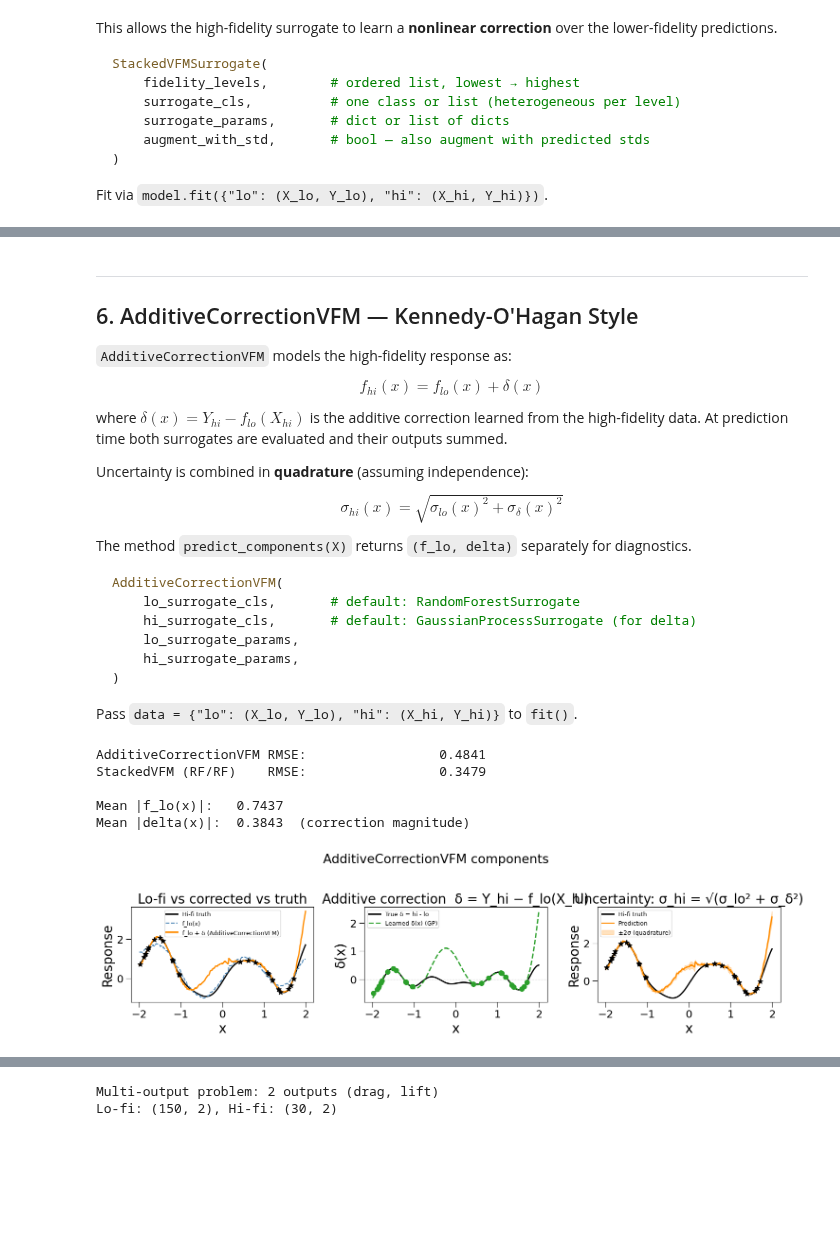
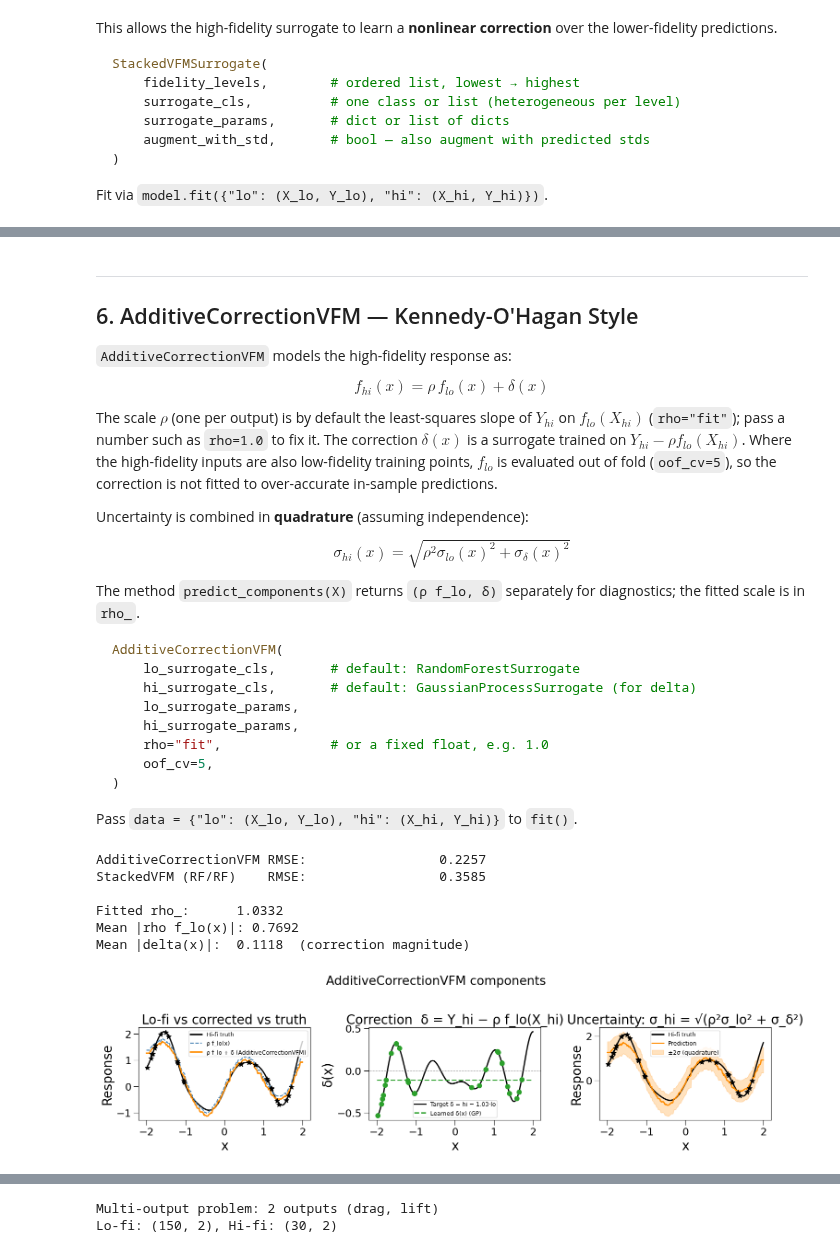
Before and after one commit to takotime808/multioutreg, a Jupyter notebook: docs/tutorials/multi_fidelity_surrogates.ipynb, the cells around one changed output, grey strips where cells are left out. Drawn from its saved outputs; the diff is of its cells as text; code cells hidden in the pictures; blank space fills up the shorter version.

````diff
--- a/docs/tutorials/multi_fidelity_surrogates.ipynb
+++ b/docs/tutorials/multi_fidelity_surrogates.ipynb
@@ -277,12 +278,21 @@ stacked_std = StackedVFMSurrogate(
 stacked_std.fit(data)
 Y_std_pred, Y_std_unc = stacked_std.predict(X_test, return_std=True)
 
+# GP at both levels
+stacked_gp_gp = StackedVFMSurrogate(
+    fidelity_levels=["lo", "hi"],
+    surrogate_cls=GaussianProcessSurrogate,
+)
+stacked_gp_gp.fit(data)
+Y_gp_gp = stacked_gp_gp.predict(X_test)
+
 print("Augmented features with std augmentation:", stacked_std.augmented_n_features_per_level_)
 print("  (lo: 1 feature, hi: 1 original + 1 lo-pred + 1 lo-std = 3 features)")
 print()
 print(f"RF/RF stacked          RMSE: {rmse(Y_test, Y_stacked).item():.4f}")
 print(f"RF→GP stacked          RMSE: {rmse(Y_test, Y_rf_gp).item():.4f}")
 print(f"RF→GP + std augment    RMSE: {rmse(Y_test, Y_std_pred).item():.4f}")
+print(f"GP→GP stacked          RMSE: {rmse(Y_test, Y_gp_gp).item():.4f}")
 # %% [output]
 Augmented features with std augmentation: {'lo': 1, 'hi': 3}
   (lo: 1 feature, hi: 1 original + 1 lo-pred + 1 lo-std = 3 features)
@@ -398,15 +420,15 @@ plt.show()
 
 `AdditiveCorrectionVFM` models the high-fidelity response as:
 
-$$f_{hi}(x) = f_{lo}(x) + \delta(x)$$
+$$f_{hi}(x) = \rho\, f_{lo}(x) + \delta(x)$$
 
-where $\delta(x) = Y_{hi} - f_{lo}(X_{hi})$ is the additive correction learned from the high-fidelity data. At prediction time both surrogates are evaluated and their outputs summed.
+The scale $\rho$ (one per output) is by default the least-squares slope of $Y_{hi}$ on $f_{lo}(X_{hi})$ (`rho="fit"`); pass a number such as `rho=1.0` to fix it. The correction $\delta(x)$ is a surrogate trained on $Y_{hi} - \rho f_{lo}(X_{hi})$. Where the high-fidelity inputs are also low-fidelity training points, $f_{lo}$ is evaluated out of fold (`oof_cv=5`), so the correction is not fitted to over-accurate in-sample predictions.
 
 Uncertainty is combined in **quadrature** (assuming independence):
 
-$$\sigma_{hi}(x) = \sqrt{\sigma_{lo}(x)^2 + \sigma_\delta(x)^2}$$
+$$\sigma_{hi}(x) = \sqrt{\rho^2 \sigma_{lo}(x)^2 + \sigma_\delta(x)^2}$$
 
-The method `predict_components(X)` returns `(f_lo, delta)` separately for diagnostics.
+The method `predict_components(X)` returns `(ρ f_lo, δ)` separately for diagnostics; the fitted scale is in `rho_`.
 
 ```python
 AdditiveCorrectionVFM(
@@ -414,6 +436,8 @@ AdditiveCorrectionVFM(
     hi_surrogate_cls,       # default: GaussianProcessSurrogate (for delta)
     lo_surrogate_params,
     hi_surrogate_params,
+    rho="fit",              # or a fixed float, e.g. 1.0
+    oof_cv=5,
 )
 ```
 
@@ -433,54 +457,57 @@ Y_lo_part, Y_delta_part = additive.predict_components(X_test)
 print(f"AdditiveCorrectionVFM RMSE:                 {rmse(Y_test, Y_add).item():.4f}")
 print(f"StackedVFM (RF/RF)    RMSE:                 {rmse(Y_test, Y_stacked).item():.4f}")
 print()
-print(f"Mean |f_lo(x)|:   {np.abs(Y_lo_part).mean():.4f}")
+print(f"Fitted rho_:      {additive.rho_[0]:.4f}")
+print(f"Mean |rho f_lo(x)|: {np.abs(Y_lo_part).mean():.4f}")
 print(f"Mean |delta(x)|:  {np.abs(Y_delta_part).mean():.4f}  (correction magnitude)")
 # %% [output]
-AdditiveCorrectionVFM RMSE:                 0.4841
-StackedVFM (RF/RF)    RMSE:                 0.3479
+AdditiveCorrectionVFM RMSE:                 0.2257
+StackedVFM (RF/RF)    RMSE:                 0.3585
 
-Mean |f_lo(x)|:   0.7437
-Mean |delta(x)|:  0.3843  (correction magnitude)
+Fitted rho_:      1.0332
+Mean |rho f_lo(x)|: 0.7692
+Mean |delta(x)|:  0.1118  (correction magnitude)
 # %%
 fig, axes = plt.subplots(1, 3, figsize=(15, 4))
 
 # Panel 1: lo-fi vs corrected vs truth
 ax = axes[0]
 ax.plot(X_test, Y_test,       'k-',        lw=2,   label='Hi-fi truth')
-ax.plot(X_test, Y_lo_part,    'steelblue', lw=1.5, ls='--', label='f_lo(x)')
-ax.plot(X_test, Y_add,        'darkorange',lw=2,   label='f_lo + δ (AdditiveCorrectionVFM)')
+ax.plot(X_test, Y_lo_part,    'steelblue', lw=1.5, ls='--', label='ρ f_lo(x)')
+ax.plot(X_test, Y_add,        'darkorange',lw=2,   label='ρ f_lo + δ (AdditiveCorrectionVFM)')
 ax.scatter(X_hi, Y_hi, s=60, c='k', marker='*', zorder=5)
 ax.set_xlabel('x'); ax.set_ylabel('Response')
 ax.set_title('Lo-fi vs corrected vs truth')
 ax.legend(fontsize=9)
 
 # Panel 2: the additive correction delta(x)
 ax = axes[1]
-true_delta = hi_fi(X_test) - lo_fi(X_test)
-ax.plot(X_test, true_delta,    'k-',        lw=2,   label='True δ = hi - lo')
+rho = additive.rho_[0]
+true_delta = hi_fi(X_test) - rho * lo_fi(X_test)
+ax.plot(X_test, true_delta,    'k-',        lw=2,   label=f'Target δ = hi − {rho:.2f}·lo')
 ax.plot(X_test, Y_delta_part,  'tab:green', lw=2,   ls='--', label='Learned δ(x) (GP)')
 ax.axhline(0, c='gray', lw=0.8, ls=':')
-ax.scatter(X_hi, hi_fi(X_hi) - lo_fi(X_hi), s=50, c='tab:green', marker='o', zorder=4)
+ax.scatter(X_hi, hi_fi(X_hi) - rho * lo_fi(X_hi), s=50, c='tab:green', marker='o', zorder=4)
 ax.set_xlabel('x'); ax.set_ylabel('δ(x)')
-ax.set_title('Additive correction  δ = Y_hi − f_lo(X_hi)')
+ax.set_title('Correction  δ = Y_hi − ρ f_lo(X_hi)')
 ax.legend(fontsize=9)
 
 # Panel 3: combined uncertainty
 ax = axes[2]
 ax.plot(X_test, Y_test, 'k-', lw=2, label='Hi-fi truth')
 ax.plot(X_test, Y_add,  'darkorange', lw=2, label='Prediction')
 ax.fill_between(X_test.ravel(),
                 (Y_add - 2 * Y_add_std).ravel(),
                 (Y_add + 2 * Y_add_std).ravel(),
                 alpha=0.25, color='darkorange', label='±2σ (quadrature)')
 ax.scatter(X_hi, Y_hi, s=60, c='k', marker='*', zorder=5)
 ax.set_xlabel('x'); ax.set_ylabel('Response')
-ax.set_title('Uncertainty: σ_hi = √(σ_lo² + σ_δ²)')
+ax.set_title('Uncertainty: σ_hi = √(ρ²σ_lo² + σ_δ²)')
 ax.legend(fontsize=9)
 
 plt.suptitle('AdditiveCorrectionVFM components', y=1.02)
 plt.tight_layout()
 plt.show()
 # %% [output]
-[figure, old version]
+[figure, new version]
 # %% [markdown]
````
Also changed, not shown: parts of 22 cells of this notebook, 14 other files.
